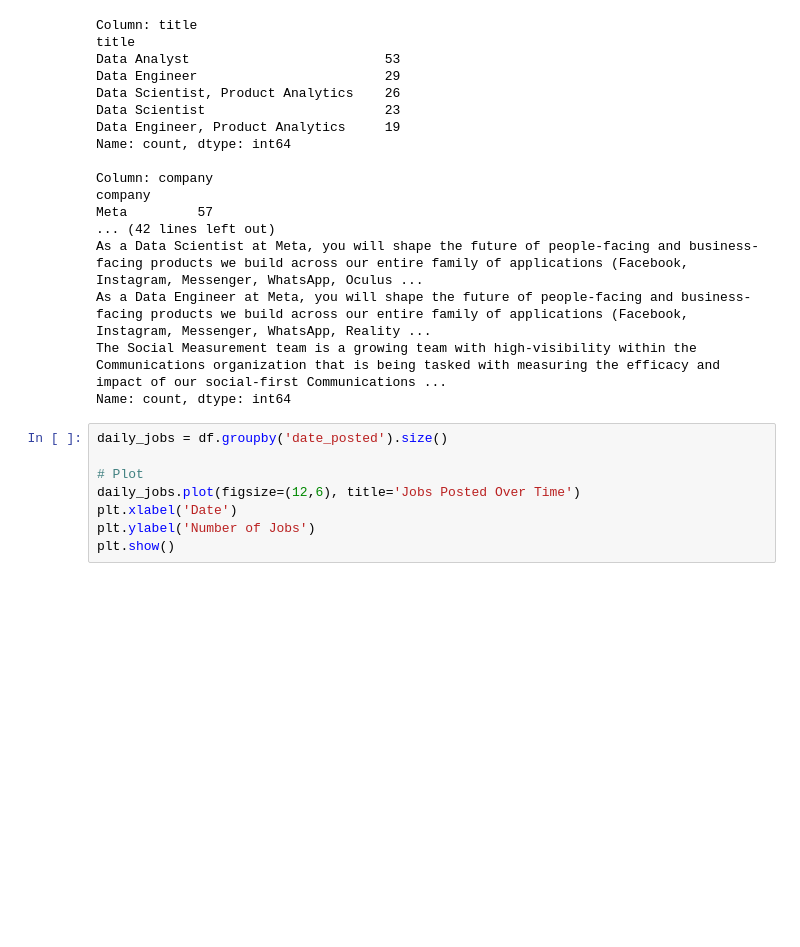
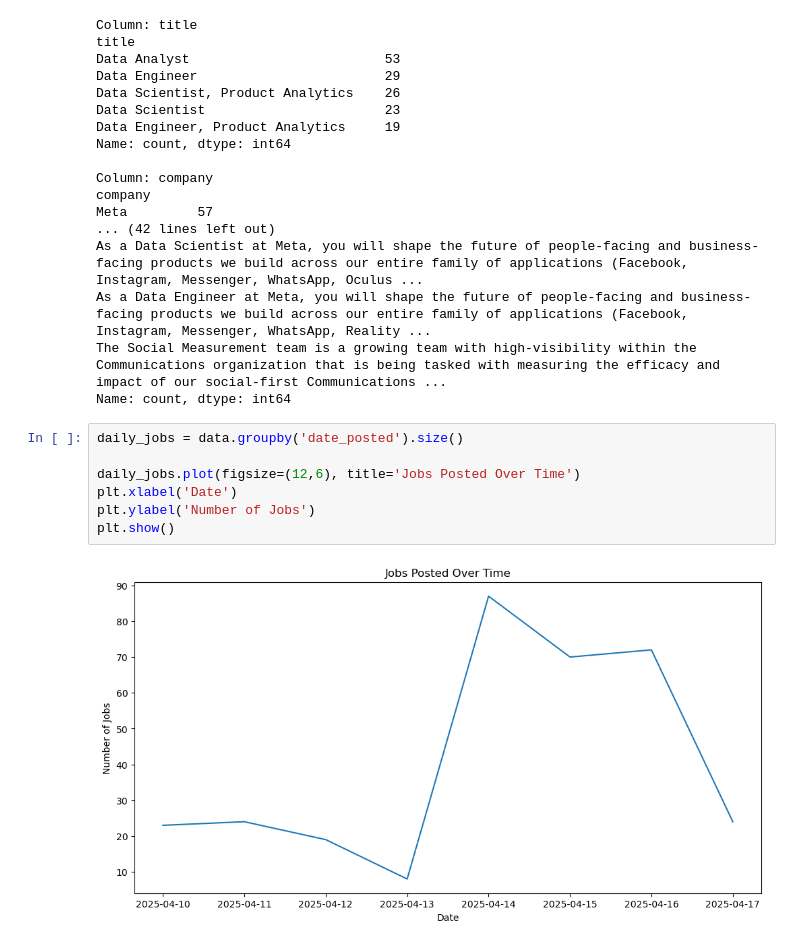
Before and after one commit to kxrrym03/LinkedIn-Data-Jobs, a Jupyter notebook: LinkedIn Data Jobs Analysis.ipynb, the cells around one changed output. Cells and saved outputs as stored; diff of their text form; blank space fills up the shorter version.

```diff
--- a/LinkedIn Data Jobs Analysis.ipynb
+++ b/LinkedIn Data Jobs Analysis.ipynb
@@ -108,10 +108,11 @@ As a Data Engineer at Meta, you will shape the future of people-facing and busin
 The Social Measurement team is a growing team with high-visibility within the Communications organization that is being tasked with measuring the efficacy and impact of our social-first Communications ...
 Name: count, dtype: int64
 # %%
-daily_jobs = df.groupby('date_posted').size()
+daily_jobs = data.groupby('date_posted').size()
 
-# Plot
 daily_jobs.plot(figsize=(12,6), title='Jobs Posted Over Time')
 plt.xlabel('Date')
 plt.ylabel('Number of Jobs')
 plt.show()
+# %% [output]
+[figure, added]
```
